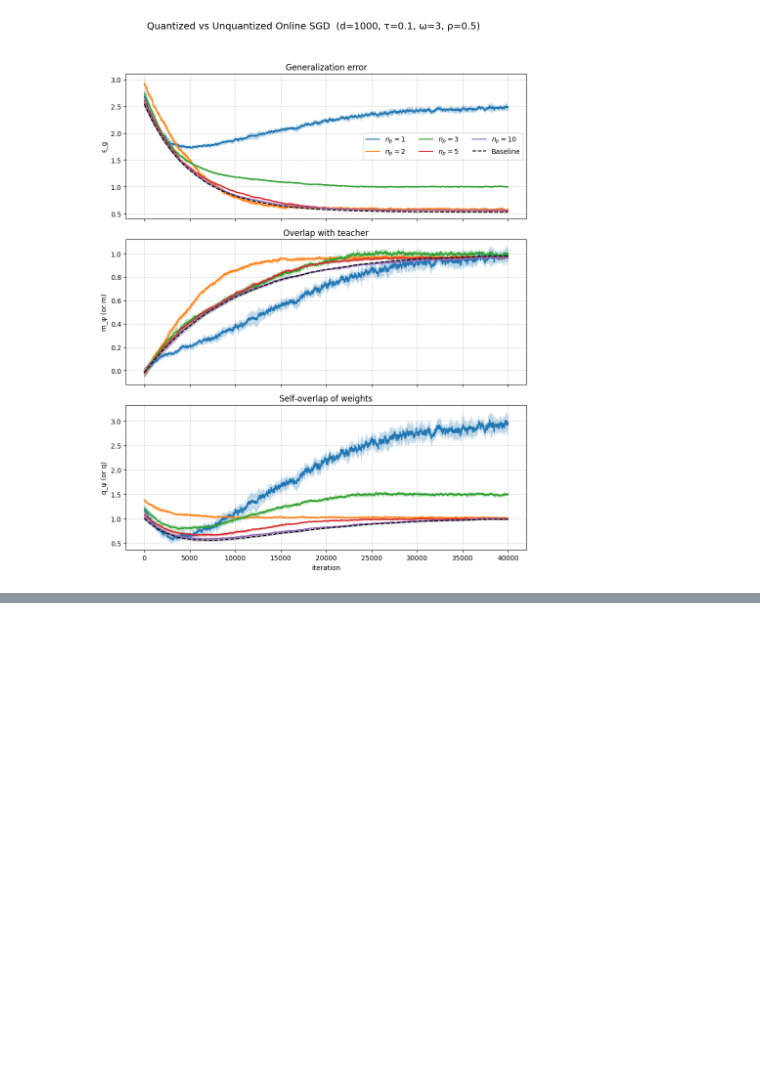
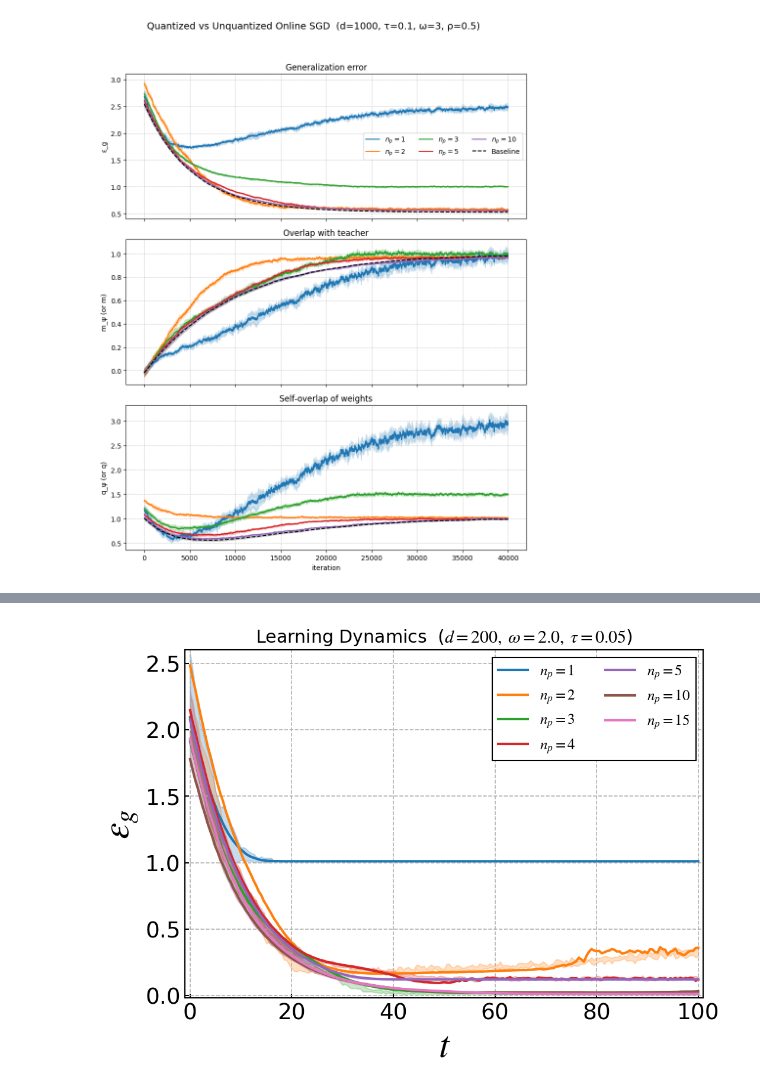
Before and after one commit to Yuma-Ichikawa/statphys-quant, a Jupyter notebook: numerical-experiment.ipynb, the cells around one changed output, grey strips where cells are left out. Saved outputs shown, nothing was run; the diff lists cells and outputs as text; code cells hidden in the pictures; blank space fills up the shorter version.

```diff
--- a/numerical-experiment.ipynb
+++ b/numerical-experiment.ipynb
@@ -314,0 +689,19 @@ plt.show()
+# %%
+# 論文用の体裁
+plt.rcParams['font.family'] ='sans-serif'
+plt.rcParams['font.size'] = 12
+plt.rcParams['xtick.direction'] = 'in'
+plt.rcParams['ytick.direction'] = 'in'
+plt.rcParams['xtick.major.width'] = 1.0
+plt.rcParams['ytick.major.width'] = 1.0
+plt.rcParams['axes.linewidth'] = 1.0
+plt.rcParams['axes.xmargin'] = 0.01
+plt.rcParams['axes.ymargin'] = 0.01
+plt.rcParams["legend.fancybox"] = False
+plt.rcParams["legend.framealpha"] = 1
+plt.rcParams["legend.edgecolor"] = 'black'
+plt.rcParams["mathtext.fontset"] = "stix"
+# 以下の順番で使用する
+line_styles_list = ['-', '--', '-.', ':']
+makers_list = ['o', 's', '^', 'D', 'v', '<', '>', '1', '2', '3']
+color_list = ['tab:blue', 'tab:orange', 'tab:green', 'tab:red', 'tab:purple', 'tab:brown', 'tab:pink', 'tab:gray']
@@ -314,0 +776,17 @@ plt.show()
+# %%
+# ----------- plot -------------
+fig,ax=plt.subplots(figsize=(7,5),constrained_layout=True, dpi=150)
+for idx,(col,n_p) in enumerate(zip(colors,n_p_list)):
+    ax.plot(t_axis,theory_list[idx],color=color_list[idx],lw=2,label=f'$n_p={n_p}$')
+    ax.fill_between(t_axis,mean_list[idx]-std_list[idx],mean_list[idx]+std_list[idx],
+                    color=color_list[idx],alpha=0.25)
+
+ax.set_xlabel(r'$t$', fontsize=30)
+ax.set_ylabel(r'$\varepsilon_g$', fontsize=30)
+ax.grid(ls='--')
+ax.tick_params(axis='both', which='major', labelsize=18)
+ax.legend(fontsize=12, ncol=2)
+ax.set_title(fr'Learning Dynamics  ($d={d},\;\omega={omega},\;\tau={tau}$)')
+plt.show()
+# %% [output]
+[figure, added]
```
Also changed, not shown: parts of 6 cells of this notebook.
